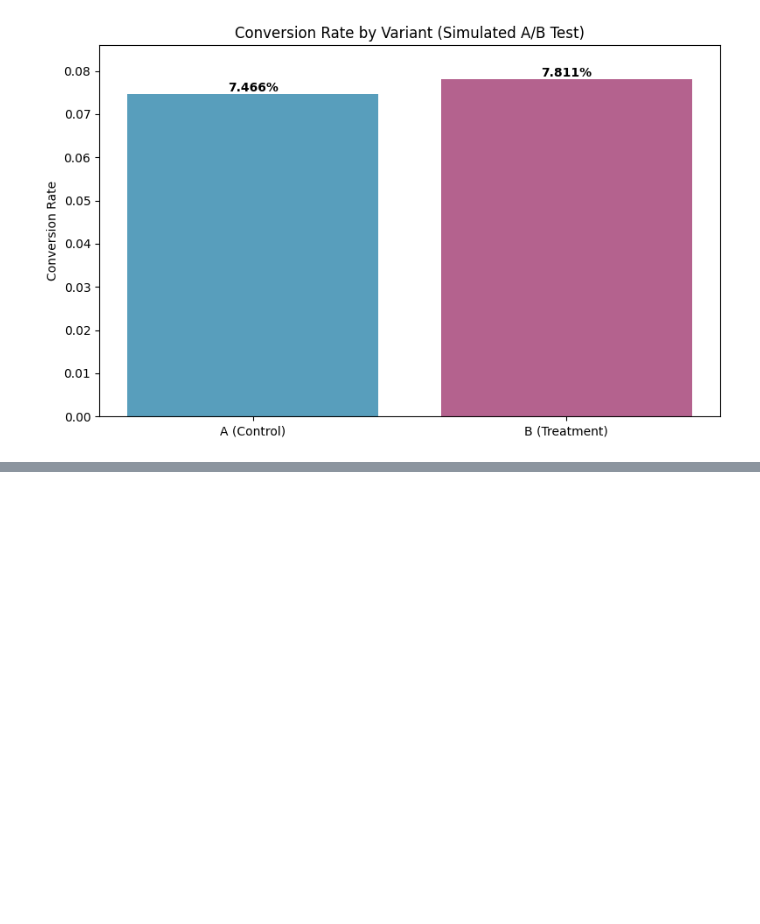
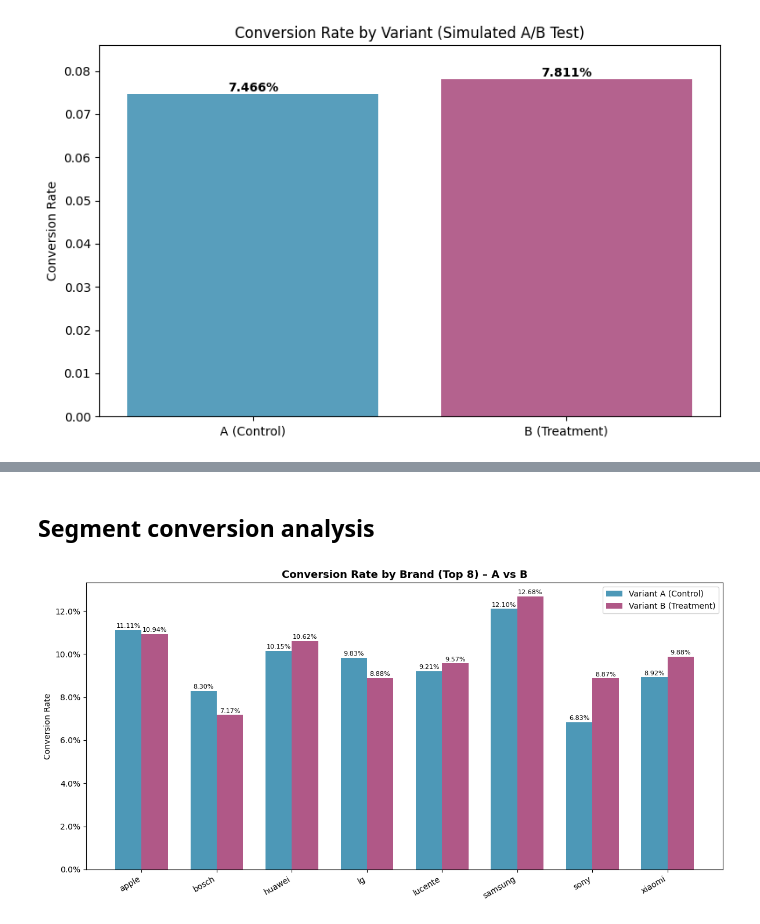
Before and after one commit to omotalan/data-project-templates, a Jupyter notebook: data-analysis/marketplace-analytics/notebook/analysis.ipynb, the cells around one changed output, grey strips where cells are left out. Cells and saved outputs as stored; diff of their text form; code cells hidden in the pictures; blank space fills up the shorter version.

```diff
--- a/data-analysis/marketplace-analytics/notebook/analysis.ipynb
+++ b/data-analysis/marketplace-analytics/notebook/analysis.ipynb
@@ -159,0 +212,78 @@ plt.show()
+# %% [markdown]
+## Segment conversion analysis
+# %%
+# === SEGMENTED A/B ANALYSIS ===
+con = duckdb.connect("../data/marketplace-analytics.duckdb")
+
+# Run dbt segment view first (or query directly)
+# If you want to query the DB directly and get the results in a dataframe as in a view (easier, but not production grade)
+'''
+df_segment = con.execute("""
+    SELECT
+        s.brand AS segment,
+        f.variant,
+        COUNT(DISTINCT f.user_id) AS users,
+        SUM(f.contacted) AS conversions,
+        SUM(f.contacted) * 1.0 / COUNT(DISTINCT f.user_id) AS conversion_rate
+    FROM marts.fct_funnel f
+    JOIN marts.segments s ON f.user_id = s.user_id
+    WHERE s.brand IS NOT NULL
+    GROUP BY 1, 2
+    ORDER BY 3 DESC
+""").df()
+con.close()
+'''
+
+# A more robust approach is to create views in the dbt project using the view macro; these views persist for later, and here you can load as a df as well
+# Run from terminal first: dbt run --select fct_ab_brand
+df_segment = con.execute("SELECT * FROM marts.fct_ab_brand").df()
+
+# Top N brands only (avoid chart clutter)
+TOP_N = 8
+top_brands = (
+    df_segment.groupby('segment')['users']
+    .sum()
+    .nlargest(TOP_N)
+    .index
+)
+df_plot = df_segment[df_segment['segment'].isin(top_brands)]
+
+# Pivot for side-by-side bars
+df_pivot = df_plot.pivot(index='segment', columns='variant', values='conversion_rate')
+
+# Chart
+fig, ax = plt.subplots(figsize=(12, 6))
+
+x = range(len(df_pivot))
+width = 0.35
+
+bars_A = ax.bar([i - width/2 for i in x], df_pivot['A'], width,
+                label='Variant A (Control)', color='#2E86AB', alpha=0.85)
+bars_B = ax.bar([i + width/2 for i in x], df_pivot['B'], width,
+                label='Variant B (Treatment)', color='#A23B72', alpha=0.85)
+
+# Value labels
+for bar in bars_A:
+    ax.text(bar.get_x() + bar.get_width() / 2,
+            bar.get_height() + 0.001,
+            f'{bar.get_height():.2%}',
+            ha='center', fontsize=8)
+
+for bar in bars_B:
+    ax.text(bar.get_x() + bar.get_width() / 2,
+            bar.get_height() + 0.001,
+            f'{bar.get_height():.2%}',
+            ha='center', fontsize=8)
+
+ax.set_xticks(list(x))
+ax.set_xticklabels(df_pivot.index, rotation=30, ha='right')
+ax.set_ylabel('Conversion Rate')
+ax.set_title(f'Conversion Rate by Brand (Top {TOP_N}) – A vs B', fontsize=13, fontweight='bold')
+ax.legend()
+ax.yaxis.set_major_formatter(plt.FuncFormatter(lambda v, _: f'{v:.1%}'))
+
+plt.tight_layout()
+plt.savefig('../data/segment_chart.png', dpi=150)
+plt.show()
+# %% [output]
+[figure, added]
```
Also changed, not shown: parts of 3 cells of this notebook, 8 other files.
